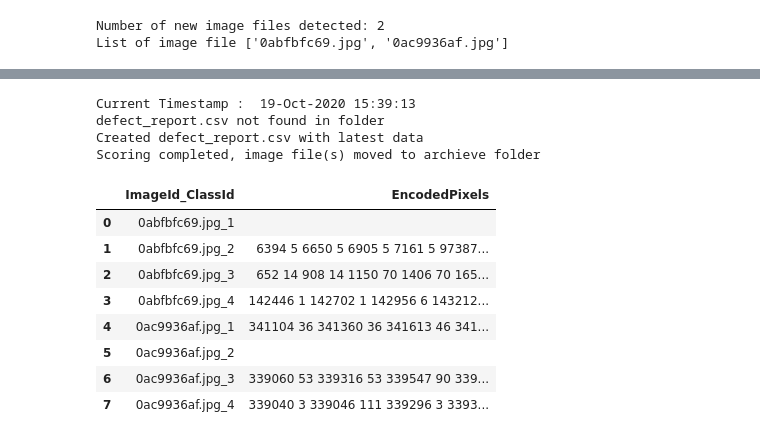
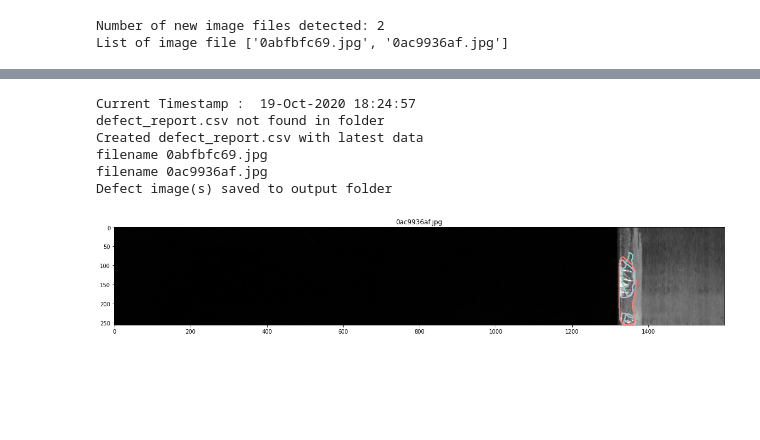
Before and after one commit to leonardlohky/Smart_steel_defect_detection, a Jupyter notebook: Source Code/DetectDetection.ipynb, the cells around one changed output, grey strips where cells are left out. Drawn from its saved outputs; the diff is of its cells as text; code cells hidden in the pictures; blank space fills up the shorter version.

```diff
--- a/Source Code/DetectDetection.ipynb
+++ b/Source Code/DetectDetection.ipynb
@@ -211,9 +262,15 @@ pred_X.head()
+# %%
+seg_df = segmentation_pred(pred_X)
 # %%
-def post_processing(df):
+def post_processing(df, seg_df, input_path, output_path):
+
+    seg_df['ImageId'] = seg_df['ImageId_ClassId'].apply(lambda x: x.split('_')[0])
+    seg_df['ClassId'] = seg_df['ImageId_ClassId'].apply(lambda x: x.split('_')[1])
+    seg_df['ClassId'] = seg_df['ClassId'].astype(np.uint8)
 
     def img_report(df):
 
-        col_name = ['Timestamp', 'ImageId', 'hasDefect', 'Defect_Type']
+        col_name = ['Timestamp', 'ImageId', 'hasDefect', 'Defect_Class']
 
         dateTimeObj = datetime.now()
         timestampStr = dateTimeObj.strftime("%d-%b-%Y %H:%M:%S")
@@ -271,12 +328,40 @@ def post_processing(df):
 
         print('Scoring completed, image file(s) moved to archieve folder')
 
+    def generate_masked_images(preds, input_path, output_path):
+
+        preds.replace("", float("NaN"), inplace=True)
+        preds.dropna(subset=['EncodedPixels'], axis='rows', inplace=True)
+        preds = preds[['ImageId', 'EncodedPixels', 'ClassId']].groupby('ImageId', as_index=False).agg(list)
+        preds['image_id'] = preds['ImageId'].apply(lambda x: x.split('.')[0])
+        plt.figure(figsize=(20,10))
+
+        for i, (index, row) in enumerate(preds.iterrows()):
+            # build the mask
+            mask = build_mask(encodings=row.EncodedPixels, labels=row.ClassId)
+
+            # fetch the image and draw the contours
+            print('filename', row.ImageId)
+            image = visualise_mask(file_name=row.ImageId, mask=mask, img_folder=input_path)
+
+            # display
+            plt.title(row.ImageId)
+            #ax.axis('off')
+            plt.imshow(image);
+            plt.savefig(output_path + '{}_defect.png'.format(row.image_id))
+
+        print('Defect image(s) saved to output folder')
+
     img_report(df)
-    archive_img()
+    generate_masked_images(seg_df, input_path, output_path)
+    #archive_img()
 # %%
-post_processing(pred_X)
+post_processing(pred_X, seg_df, input_folder, output_folder)
 # %% [output]
-Current Timestamp :  19-Oct-2020 15:39:13
+Current Timestamp :  19-Oct-2020 18:24:57
 defect_report.csv not found in folder
 Created defect_report.csv with latest data
-Scoring completed, image file(s) moved to archieve folder
+filename 0abfbfc69.jpg
+filename 0ac9936af.jpg
+Defect image(s) saved to output folder
+[figure, added]
@@ -326,13 +367,0 @@ def steel_prediction(df):
-# %%
-final_prediction = steel_prediction(pred_X)
-final_prediction.head(10)
-# %% [output]
-|  | ImageId_ClassId | EncodedPixels |
-| 0 | 0abfbfc69.jpg_1 |  |
-| 1 | 0abfbfc69.jpg_2 | 6394 5 6650 5 6905 5 7161 5 97387... |
-| 2 | 0abfbfc69.jpg_3 | 652 14 908 14 1150 70 1406 70 165... |
-| 3 | 0abfbfc69.jpg_4 | 142446 1 142702 1 142956 6 143212... |
-| 4 | 0ac9936af.jpg_1 | 341104 36 341360 36 341613 46 341... |
-| 5 | 0ac9936af.jpg_2 |  |
-| 6 | 0ac9936af.jpg_3 | 339060 53 339316 53 339547 90 339... |
-| 7 | 0ac9936af.jpg_4 | 339040 3 339046 111 339296 3 3393... |
```
Also changed, not shown: parts of 7 cells of this notebook, 1 other file.
